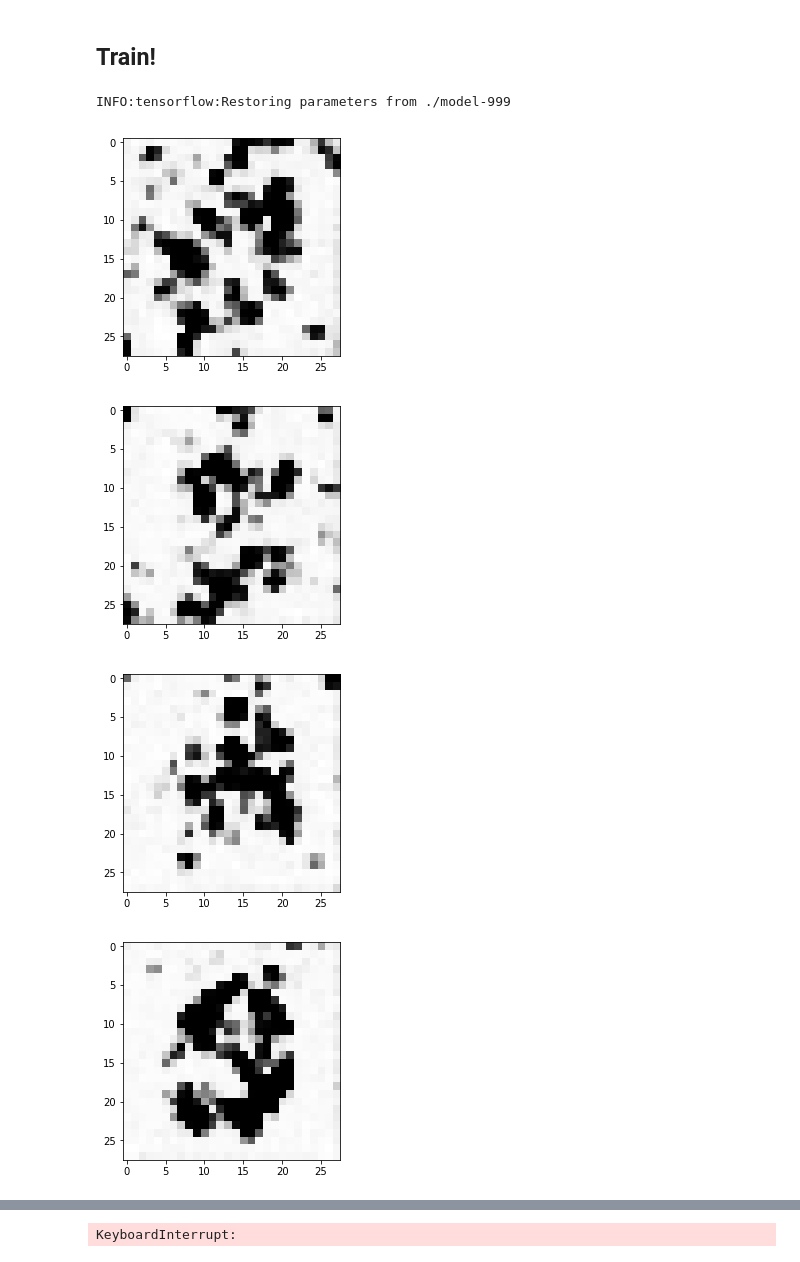
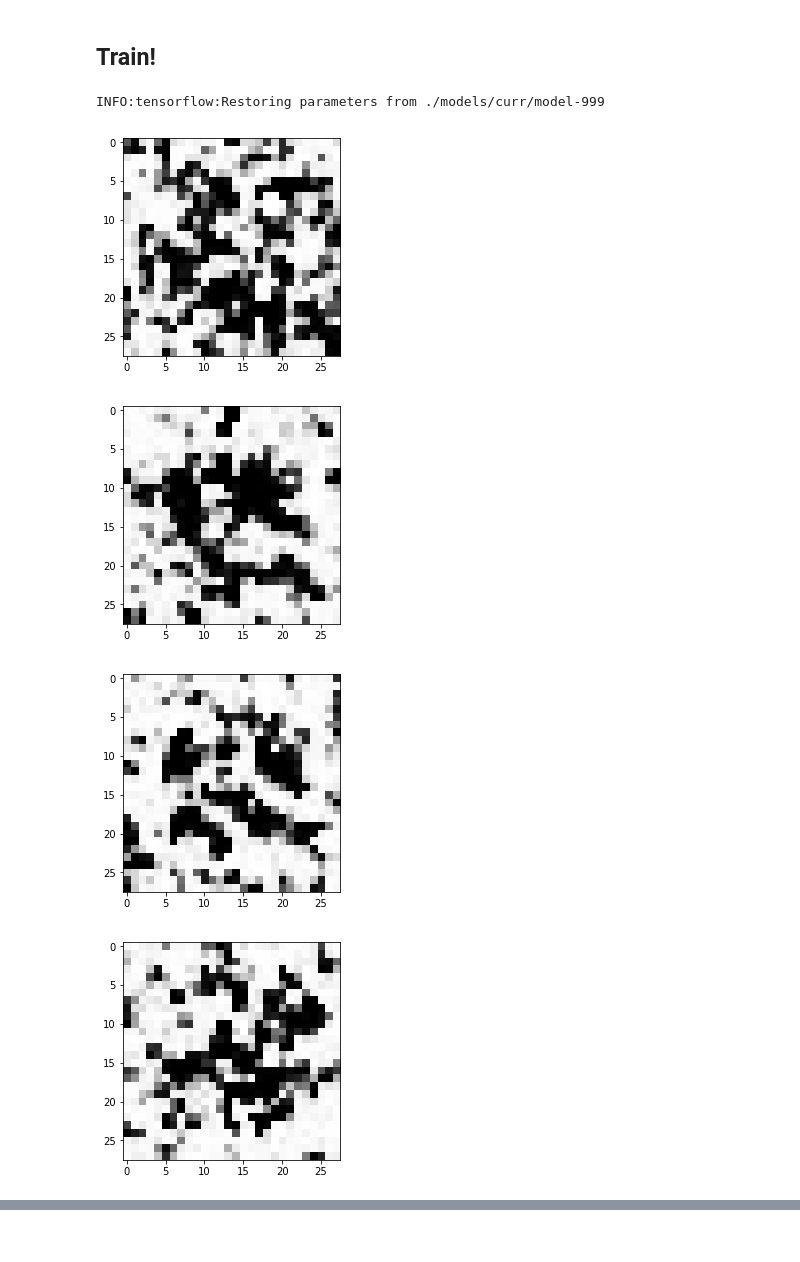
Before and after one commit to itstehkman/GAN-Tutorial-1, a Jupyter notebook: 1. MNIST for GANs.ipynb, the cells around one changed output, grey strips where cells are left out. Cells and saved outputs as stored; diff of their text form; code cells hidden in the pictures.

```diff
--- a/1. MNIST for GANs.ipynb
+++ b/1. MNIST for GANs.ipynb
@@ -25,7 +25,7 @@ def conv_layer(X, num_filters, num_input_channels, layer_num):
                         initializer = tf.truncated_normal_initializer(stddev=0.2))
     b = tf.get_variable('d_b%d' % layer_num, [num_filters], initializer = tf.constant_initializer(0))
     d = tf.nn.conv2d(X, w, strides=[1,1,1,1], padding='SAME') + b
-    d = tf.nn.relu(d)
+    d = tf.nn.elu(d)
     d = tf.nn.avg_pool(d, ksize=[1,2,2,1], strides=[1,2,2,1], padding='SAME')
     return d
 # %%
@@ -50,7 +50,7 @@ def discriminator(X, reuse=False):
 
     # resizes to [batch_size, dim]
     c1 = tf.reshape(c1, [-1, 7*7*64])
-    fc_0 = tf.nn.relu(fcl(c1, 7*7 *64, num_neurons=1024, layer_num=2))
+    fc_0 = tf.nn.elu(fcl(c1, 7*7 *64, num_neurons=1024, layer_num=2))
     # TODO: why don't we sigmoid the last layer?
     fc_1 = fcl(fc_0, 1024, num_neurons=1, layer_num=3)
 
@@ -64,7 +64,7 @@ def generator(U):
     g_b0 = tf.get_variable('g_b0', [56*56], dtype=tf.float32, initializer=tf.constant_initializer(0))
     g0 = tf.matmul(U, g_w0) + g_b0
     g0 = tf.reshape(g0, [-1, 56, 56, 1])
-    g0 = tf.nn.relu(g0)
+    g0 = tf.nn.elu(g0)
     g0 = tf.contrib.layers.batch_norm(g0, epsilon=1e-5)
 
     # Generate 50 features using 3x3 convolution on the 56x56 image
@@ -73,9 +73,10 @@ def generator(U):
     g_b1 = tf.get_variable('g_b1', [50], dtype=tf.float32, initializer=tf.constant_initializer(0))
     g1 = tf.nn.conv2d(g0, g_w1, strides=[1,2,2,1], padding='SAME')
     g1 = g1 + g_b1
-    g1 = tf.nn.relu(g1)
+    g1 = tf.nn.elu(g1)
     # g1.shape -> (?, 28, 28, 50)
     g1 = tf.contrib.layers.batch_norm(g1, epsilon=1e-5)
+    g1 = tf.nn.dropout(g1, 0.5)
     # uses bilinear interpolation to resize 28x28 -> 56x56
     g1 = tf.image.resize_images(g1, [56, 56])
 
@@ -85,9 +86,10 @@ def generator(U):
     g_b2 = tf.get_variable('g_b2', [25], dtype=tf.float32, initializer=tf.constant_initializer(0))
     g2 = tf.nn.conv2d(g1, g_w2, strides=[1,2,2,1], padding='SAME')
     g2 = g2 + g_b2
-    g2 = tf.nn.relu(g2)
+    g2 = tf.nn.elu(g2)
     # g1.shape -> (1, 28, 28, 50)
     g2 = tf.contrib.layers.batch_norm(g2, epsilon=1e-5)
+    g2 = tf.nn.dropout(g2, 0.5)
     # uses bilinear interpolation to resize 28x28 -> 56x56
     g2 = tf.image.resize_images(g2, [56, 56])
 
@@ -175,43 +179,44 @@ print get_model_filepath('.')
 ## Train!
 # %%
 batch_size = 50
+model_dir = './models/curr'
 use_model_filepath = True
 step = 0
 saver = tf.train.Saver()
 
 with tf.Session() as sess:
     sess.run(tf.global_variables_initializer())
     if use_model_filepath:
-        model_filepath, step = get_model_filepath('.')
+        model_filepath, step = get_model_filepath(model_dir)
         saver.restore(sess, model_filepath)
     for i in range(step, step+1000):
         train_batch = mnist.train.next_batch(batch_size)
         x_train_batch = train_batch[0].reshape([-1,28,28,1])
         u_batch = np.random.normal(0, 1, [batch_size, 100])
         # train discriminator
         if i >= 0:
             _, d_loss_real_val, d_loss_fake_val = sess.run([d_optimizer, d_loss_real, d_loss_fake],
                                                                feed_dict={X_placeholder: x_train_batch, U_placeholder: u_batch})
         # train generator
-        if i >= 100:
+        if i >= 300:
             u_batch = np.random.normal(0, 1, [batch_size, 100])
             _, g_loss_val = sess.run([g_optimizer, g_loss], feed_dict={U_placeholder: u_batch})
         # Update tensorboard
         if i % 10 == 0:
             u_batch = np.random.normal(0, 1, [batch_size, 100])
             summary = sess.run(merged, feed_dict={X_placeholder: x_train_batch, U_placeholder: u_batch})
             writer.add_summary(summary, i)
         if i % 100 == 0:
             u_batch = np.random.normal(0, 1, [batch_size, 100])
             img = sess.run(Gu, feed_dict={U_placeholder: u_batch})
             plt.imshow(img[0].reshape([28,28]), cmap='Greys')
             plt.show()
         # Save model to disk
         if (i+1) % 500 == 0:
-            saver.save(sess, 'model', global_step=i)
+            saver.save(sess, '%s/model' % model_dir, global_step=i)
 # %% [output]
-INFO:tensorflow:Restoring parameters from ./model-999
+INFO:tensorflow:Restoring parameters from ./models/curr/model-999
-[figure, old version]
+[figure, new version]
-[figure, old version]
+[figure, new version]
-[figure, old version]
+[figure, new version]
-[figure, old version]
+[figure, new version]
@@ -222 +226,0 @@ INFO:tensorflow:Restoring parameters from ./model-999
-KeyboardInterrupt:
```
Also changed, not shown: parts of 3 cells of this notebook, 5 other files.
